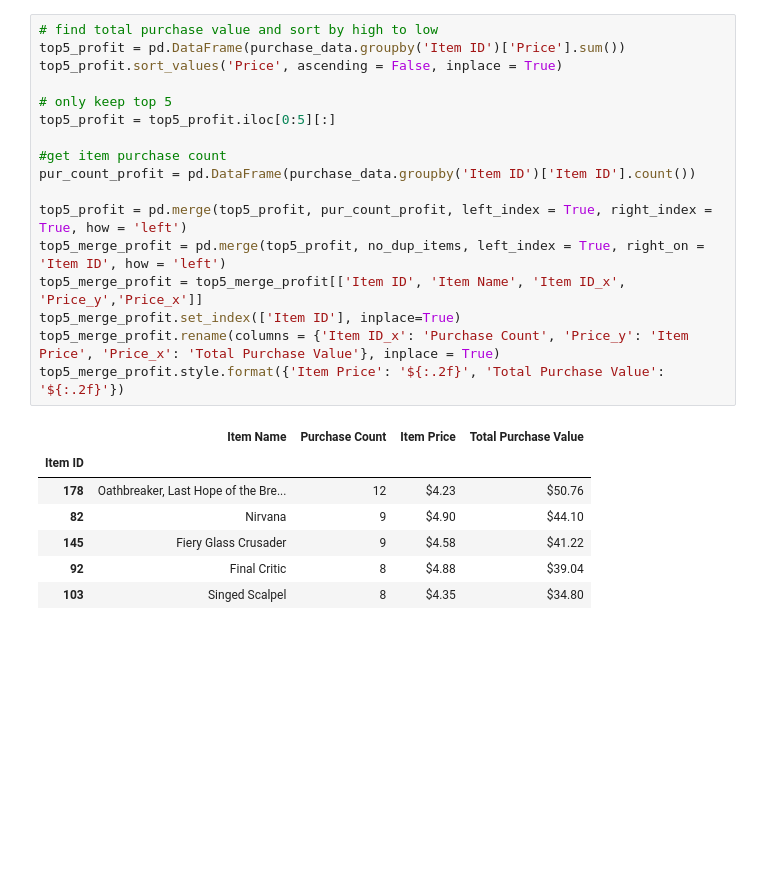
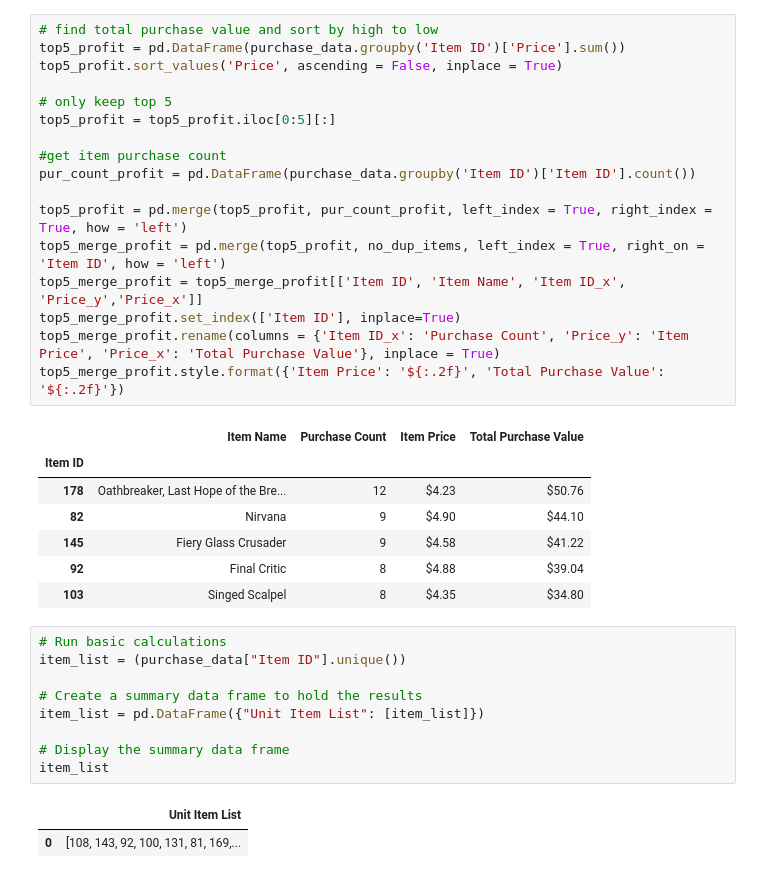
Before and after one commit to parsellj/HeroesofPymoli, a Jupyter notebook: HeroesOfPymoli.ipynb, the cells around one changed output. Drawn from its saved outputs; the diff is of its cells as text; blank space fills up the shorter version.

```diff
--- a/HeroesOfPymoli.ipynb
+++ b/HeroesOfPymoli.ipynb
@@ -389,3 +389,15 @@ top5_merge_profit.style.format({'Item Price': '${:.2f}', 'Total Purchase Value':
 | 145 | Fiery Glass Crusader | 9 | $4.58 | $41.22 |
 | 92 | Final Critic | 8 | $4.88 | $39.04 |
 | 103 | Singed Scalpel | 8 | $4.35 | $34.80 |
+# %%
+# Run basic calculations
+item_list = (purchase_data["Item ID"].unique())
+
+# Create a summary data frame to hold the results
+item_list = pd.DataFrame({"Unit Item List": [item_list]})
+
+# Display the summary data frame
+item_list
+# %% [output]
+|  | Unit Item List |
+| 0 | [108, 143, 92, 100, 131, 81, 169,... |
```
Also changed, not shown: parts of 1 cell of this notebook.
